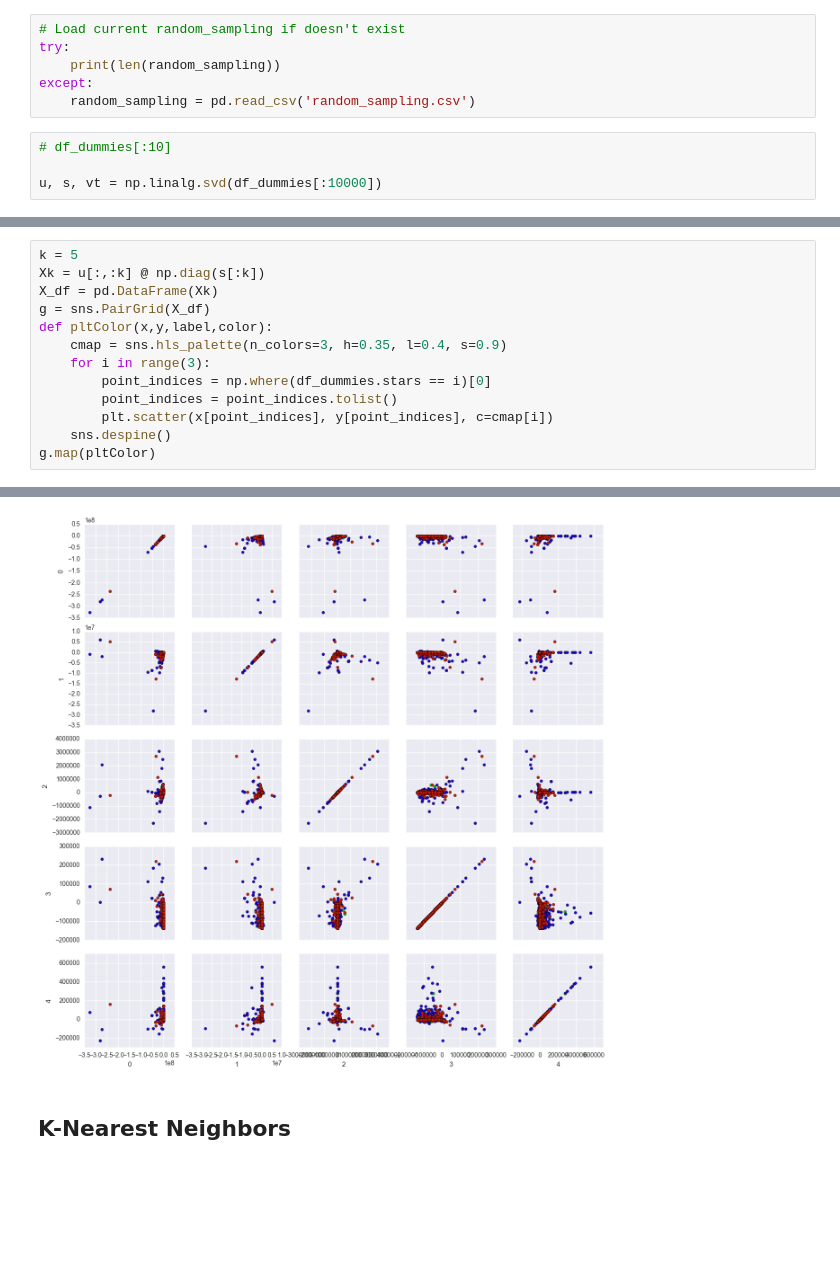
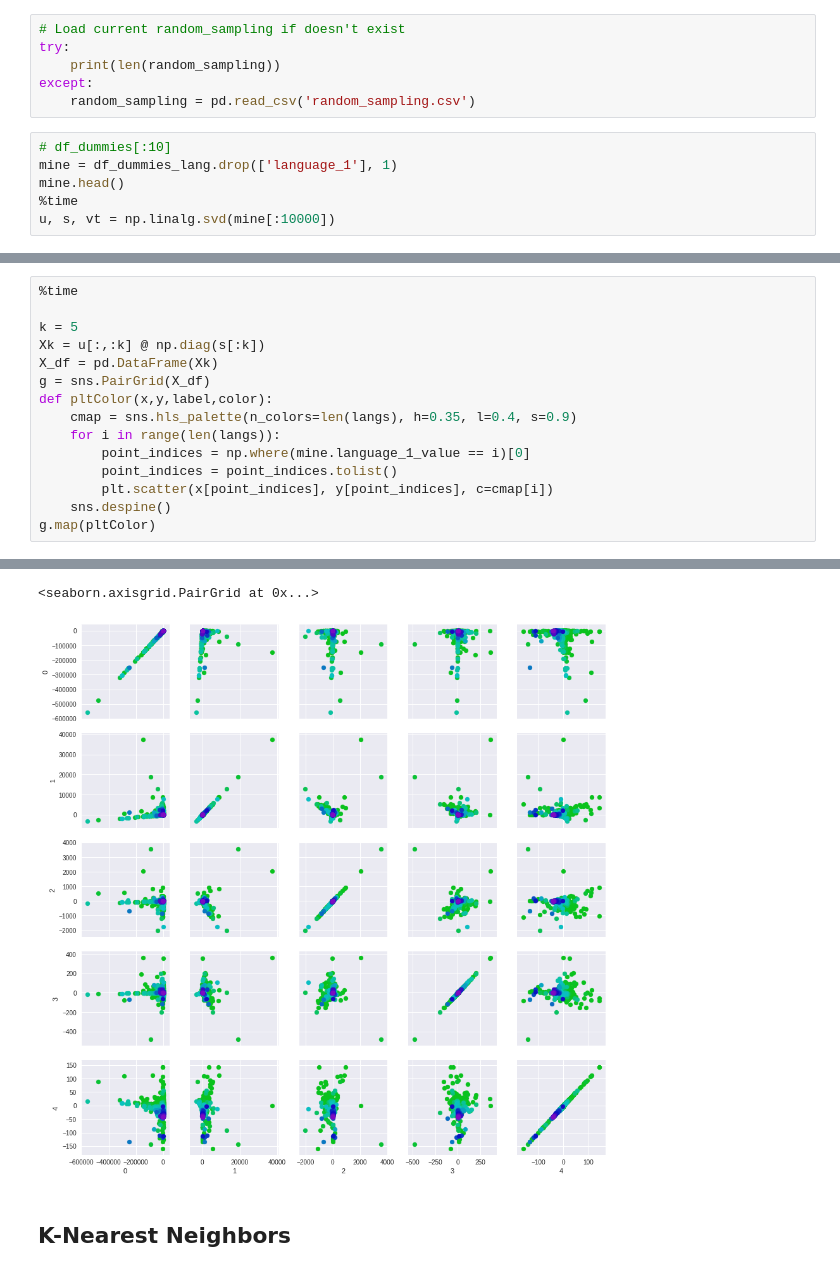
Before and after one commit to sean-smith/peregrine, a Jupyter notebook: GitHub_Analysis.ipynb, the cells around one changed output, grey strips where cells are left out. Saved outputs shown, nothing was run; the diff lists cells and outputs as text; blank space fills up the shorter version.

```diff
--- a/GitHub_Analysis.ipynb
+++ b/GitHub_Analysis.ipynb
@@ -374,5 +380,7 @@ except:
     random_sampling = pd.read_csv('random_sampling.csv')
 # %%
 # df_dummies[:10]
-
-u, s, vt = np.linalg.svd(df_dummies[:10000])
+mine = df_dummies_lang.drop(['language_1'], 1)
+mine.head()
+%time
+u, s, vt = np.linalg.svd(mine[:10000])
@@ -379,12 +390,14 @@ u, s, vt = np.linalg.svd(df_dummies[:10000])
 # %%
+%time
+
 k = 5
 Xk = u[:,:k] @ np.diag(s[:k])
 X_df = pd.DataFrame(Xk)
 g = sns.PairGrid(X_df)
 def pltColor(x,y,label,color):
-    cmap = sns.hls_palette(n_colors=3, h=0.35, l=0.4, s=0.9)
-    for i in range(3):
-        point_indices = np.where(df_dummies.stars == i)[0]
+    cmap = sns.hls_palette(n_colors=len(langs), h=0.35, l=0.4, s=0.9)
+    for i in range(len(langs)):
+        point_indices = np.where(mine.language_1_value == i)[0]
         point_indices = point_indices.tolist()
         plt.scatter(x[point_indices], y[point_indices], c=cmap[i])
     sns.despine()
@@ -394,4 +408,5 @@ g.map(pltColor)
+<seaborn.axisgrid.PairGrid at 0x...>
-[figure, old version]
+[figure, new version]
 # %% [markdown]
 ## K-Nearest Neighbors
 # %%
```
Also changed, not shown: parts of 6 cells of this notebook.
